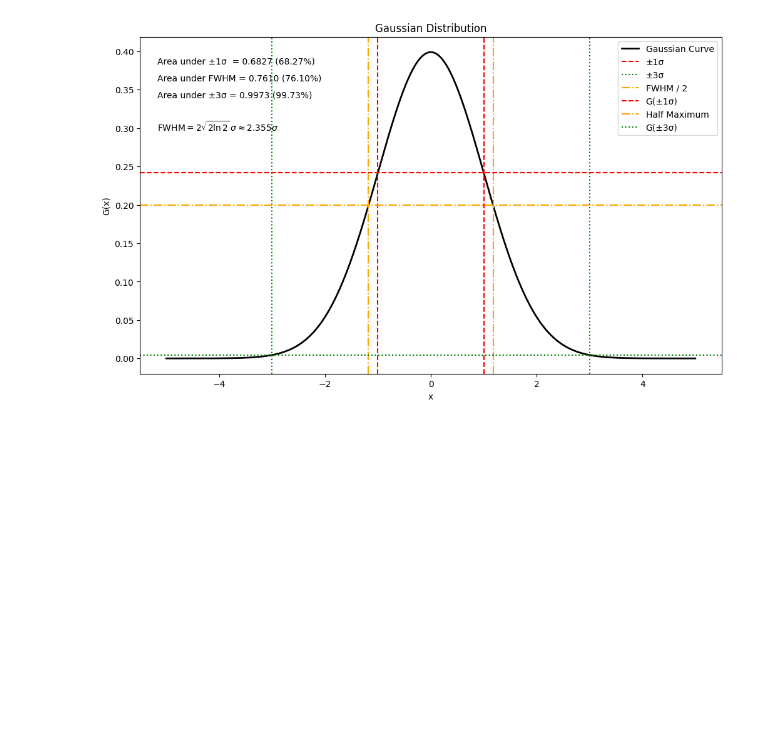
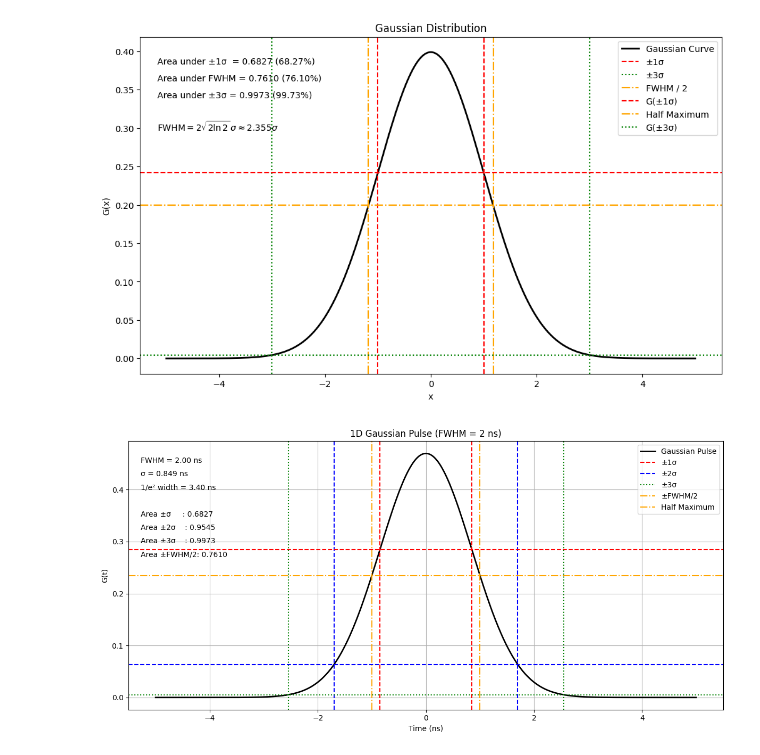
Before and after one commit to raidurgesh/CASALS, a Jupyter notebook: Gaussian_v0.1.ipynb, the cells around one changed output. Cells and saved outputs as stored; diff of their text form; code cells hidden in the pictures; blank space fills up the shorter version.

```diff
--- a/Gaussian_v0.1.ipynb
+++ b/Gaussian_v0.1.ipynb
@@ -59,3 +59,77 @@ plt.show()
 # %% [output]
 <Figure size 640x480 with 0 Axes>
 [figure]
+# %%
+import numpy as np
+import matplotlib.pyplot as plt
+from scipy.special import erf
+
+# Given pulse width
+fwhm_ns = 2.0  # ns
+
+# Gaussian conversions
+sigma = fwhm_ns / (2 * np.sqrt(2 * np.log(2)))
+hwhm = fwhm_ns / 2
+width_1e2 = 4 * sigma
+
+# Time axis
+t = np.linspace(-5, 5, 2000)  # ns
+
+# Gaussian pulse (normalized area = 1)
+G = (1 / (sigma * np.sqrt(2 * np.pi))) * np.exp(-t**2 / (2 * sigma**2))
+peak = G.max()
+
+# Levels
+lvl_1 = peak * np.exp(-0.5)
+lvl_2 = peak * np.exp(-2.0)
+lvl_3 = peak * np.exp(-4.5)
+lvl_half = 0.5 * peak
+
+# Areas
+area_1 = erf(1 / np.sqrt(2))
+area_2 = erf(2 / np.sqrt(2))
+area_3 = erf(3 / np.sqrt(2))
+area_fwhm = erf(np.sqrt(np.log(2)))
+
+# Plot
+plt.figure(figsize=(12, 6))
+plt.plot(t, G, color="black", lw=2, label="Gaussian Pulse")
+
+# Vertical markers
+for x, ls, c, lbl in [
+    ( sigma, "--", "red", "±1σ"),
+    (-sigma, "--", "red", None),
+    ( 2*sigma, "--", "blue", "±2σ"),
+    (-2*sigma, "--", "blue", None),
+    ( 3*sigma, ":", "green", "±3σ"),
+    (-3*sigma, ":", "green", None),
+    ( hwhm, "-.", "orange", "±FWHM/2"),
+    (-hwhm, "-.", "orange", None),
+]:
+    plt.axvline(x, linestyle=ls, color=c, label=lbl)
+
+# Horizontal markers
+plt.axhline(lvl_1, linestyle="--", color="red")
+plt.axhline(lvl_2, linestyle="--", color="blue")
+plt.axhline(lvl_3, linestyle=":", color="green")
+plt.axhline(lvl_half, linestyle="-.", color="orange", label="Half Maximum")
+
+# Text
+plt.text(0.02, 0.92, f"FWHM = {fwhm_ns:.2f} ns", transform=plt.gca().transAxes)
+plt.text(0.02, 0.87, f"σ = {sigma:.3f} ns", transform=plt.gca().transAxes)
+plt.text(0.02, 0.82, f"1/e² width = {width_1e2:.2f} ns", transform=plt.gca().transAxes)
+
+plt.text(0.02, 0.72, f"Area ±σ     : {area_1:.4f}", transform=plt.gca().transAxes)
+plt.text(0.02, 0.67, f"Area ±2σ    : {area_2:.4f}", transform=plt.gca().transAxes)
+plt.text(0.02, 0.62, f"Area ±3σ    : {area_3:.4f}", transform=plt.gca().transAxes)
+plt.text(0.02, 0.57, f"Area ±FWHM/2: {area_fwhm:.4f}", transform=plt.gca().transAxes)
+
+plt.xlabel("Time (ns)")
+plt.ylabel("G(t)")
+plt.title("1D Gaussian Pulse (FWHM = 2 ns)")
+plt.legend()
+plt.grid()
+plt.tight_layout()
+plt.show()
+# %% [output]
+[figure, added]
```
Also changed, not shown: parts of 11 cells of this notebook, 2 other files.
